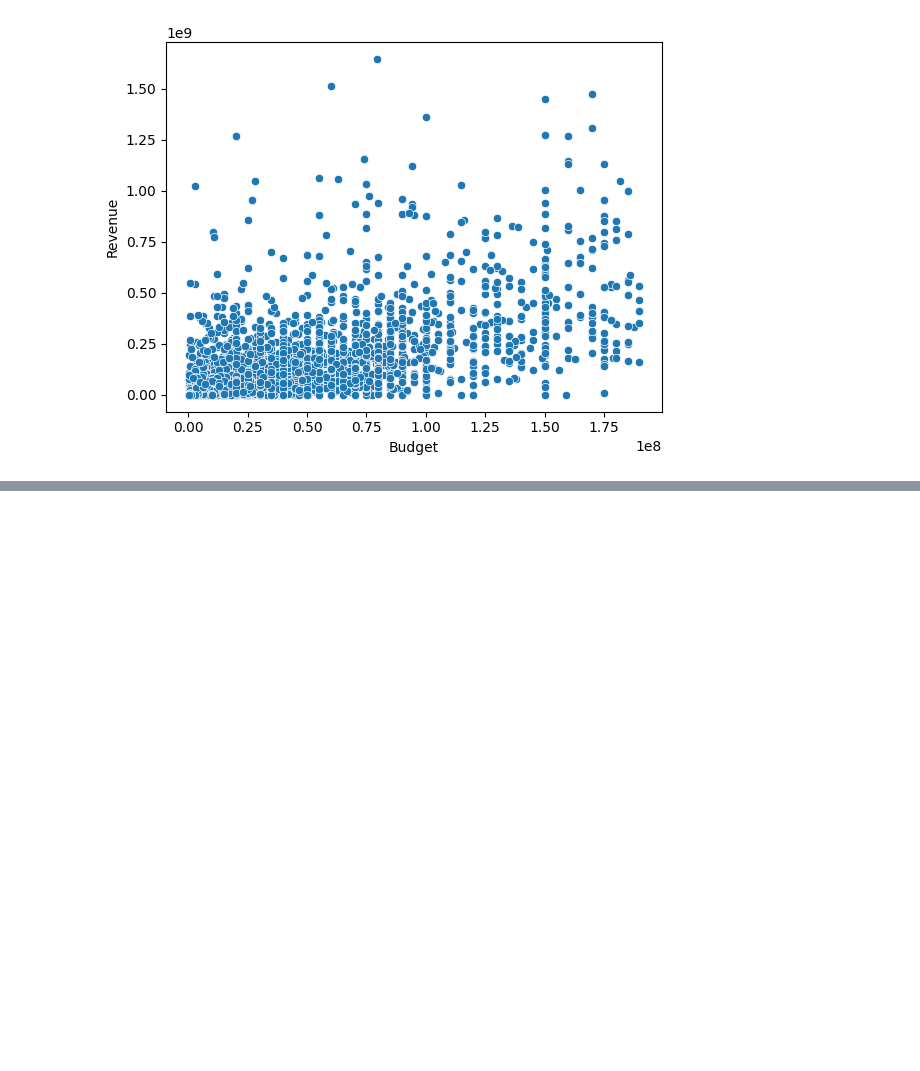
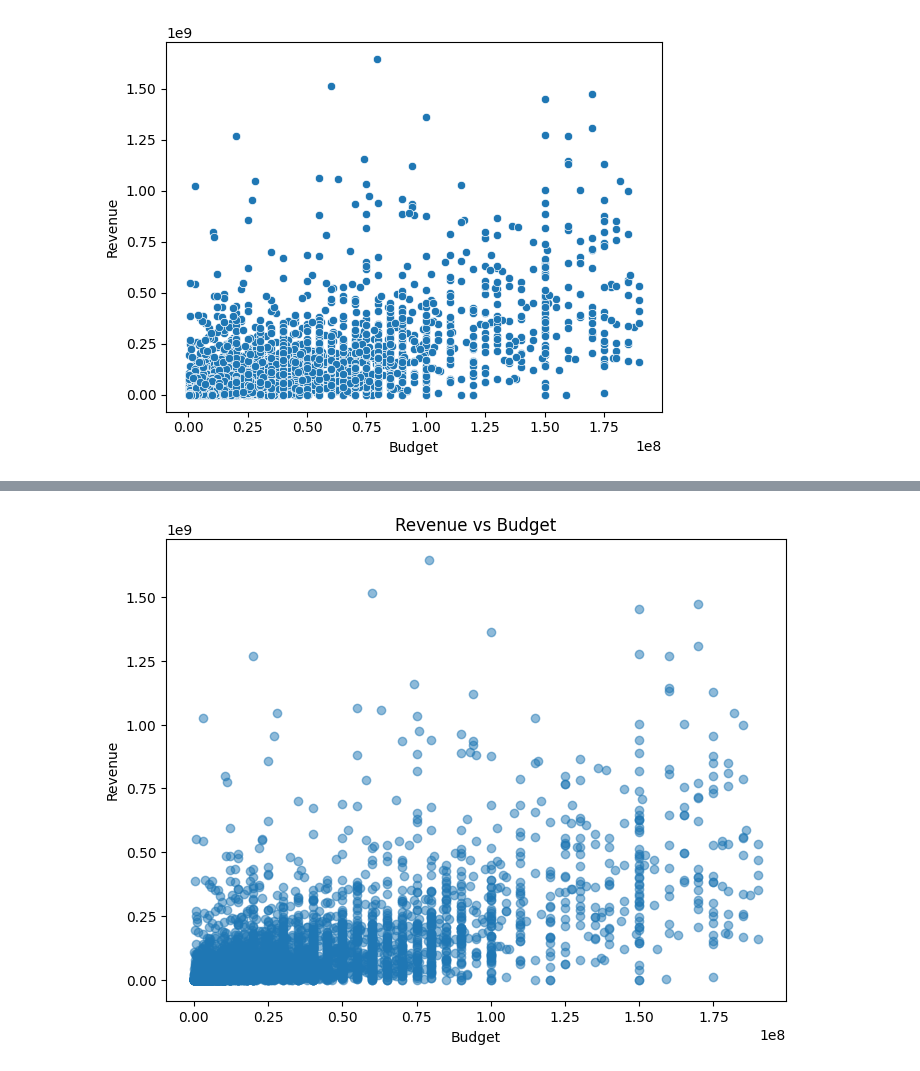
Before and after one commit to stanleyotieno1/Data-analysis-assignment, a Jupyter notebook: Jupyter-files/movies.ipynb, the cells around one changed output, grey strips where cells are left out. Cells and saved outputs as stored; diff of their text form; code cells hidden in the pictures; blank space fills up the shorter version.

```diff
--- a/Jupyter-files/movies.ipynb
+++ b/Jupyter-files/movies.ipynb
@@ -146,0 +159,9 @@ sns.scatterplot(data=movies_df, x='Budget', y='Revenue')
+# %%
+plt.figure(figsize=(8,6))
+plt.scatter(movies_df['Budget'], movies_df['Revenue'], alpha=0.5)
+plt.xlabel('Budget')
+plt.ylabel('Revenue')
+plt.title('Revenue vs Budget')
+plt.show()
+# %% [output]
+[figure, added]
```
Also changed, not shown: parts of 4 cells of this notebook.
